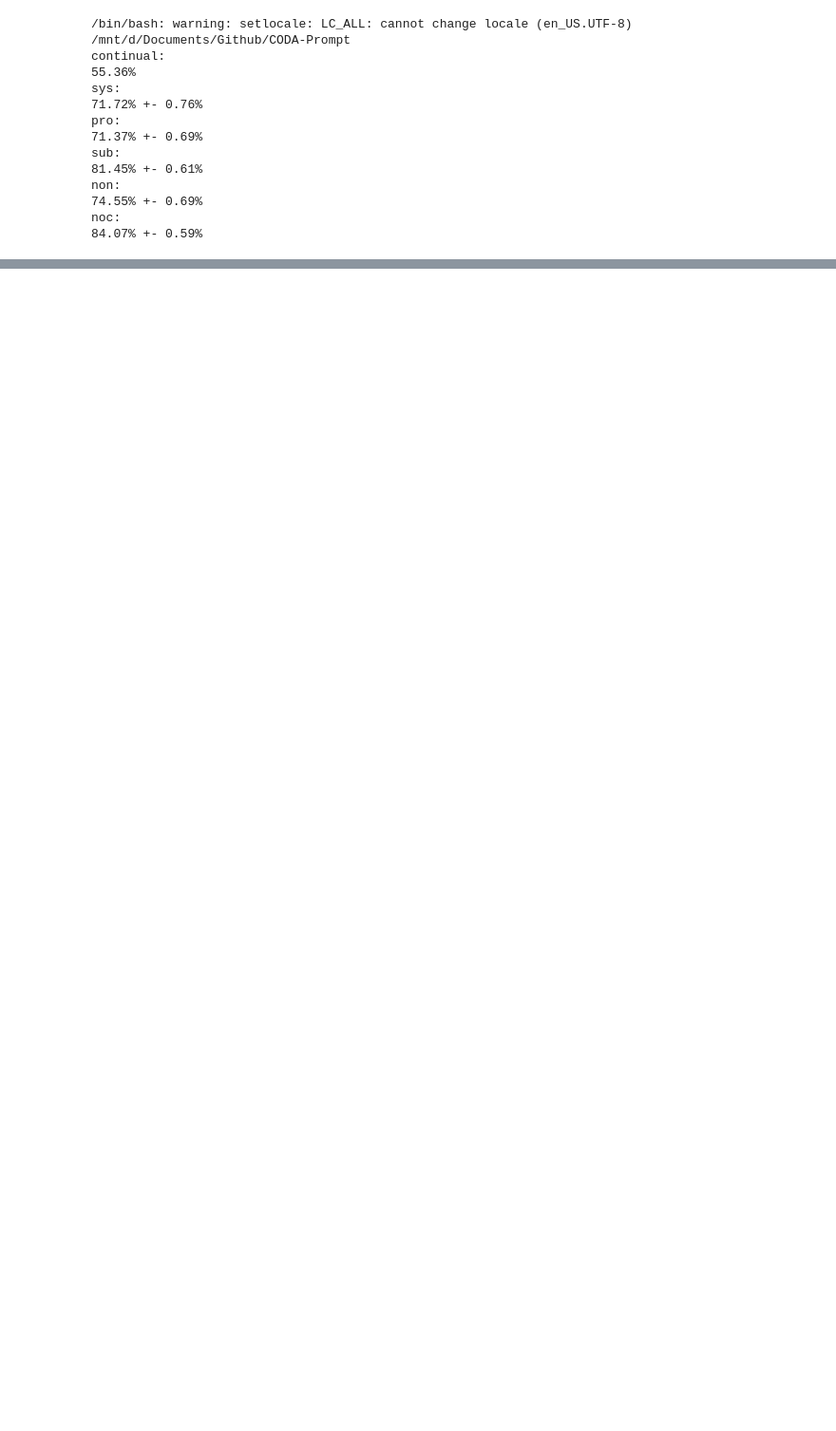
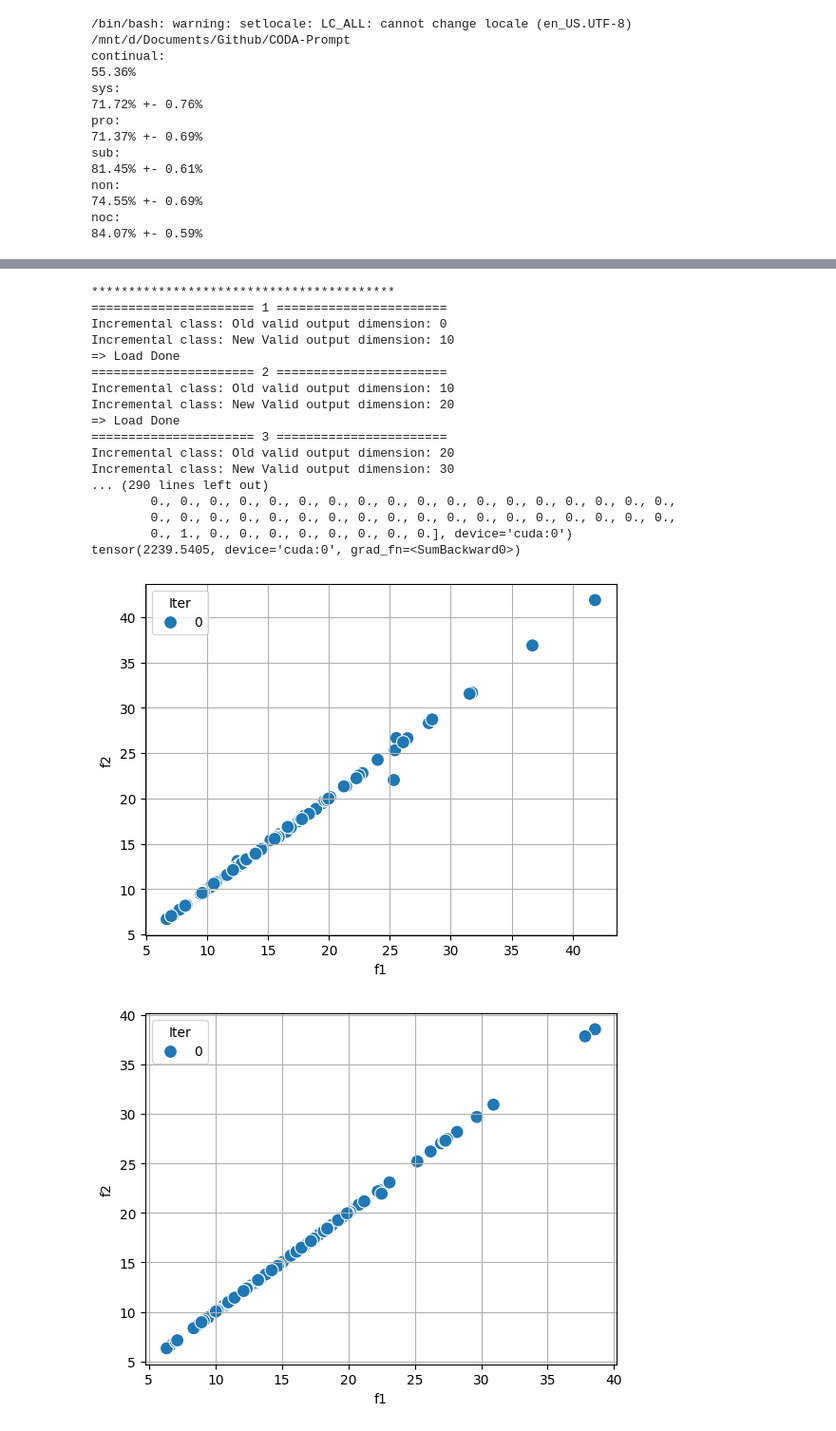
Before and after one commit to liaoweiduo/CODA-Prompt, a Jupyter notebook: generate_results.ipynb, the cells around one changed output, grey strips where cells are left out. Shown at 95% size. Saved outputs shown, nothing was run; the diff lists cells and outputs as text; code cells hidden in the pictures; blank space fills up the shorter version.

```diff
--- a/generate_results.ipynb
+++ b/generate_results.ipynb
@@ -58,0 +132,39 @@ ModuleNotFoundError: No module named 'tensorboard'
+# %%
+trainer = None
+for i in range(10):
+    trainer = prepare(trainer, task_id=i)
+
+    learner = trainer.learner
+    model = learner.model
+    prompt = model.prompt
+
+    learner.epoch = 0
+
+# only for the last task
+for layer_idx in [0, 1,2,3, 4]:
+    mo_matrix = learner.obtain_mo_matrix(hard_l=layer_idx)
+    # print(f'mo_matrix: {mo_matrix}')
+    hv_loss = cal_hv_loss(mo_matrix, ref=None)
+    print(hv_loss)
+    figure = draw_objs(mo_matrix.detach().cpu().numpy()[np.newaxis, :2, :], None)   # only f1-f2
+    figure.savefig(f'{args.log_dir}/temp/mo_task{i}_l{layer_idx}_f1-f2.png', bbox_inches='tight')
+# %% [output]
+*****************************************
+====================== 1 =======================
+Incremental class: Old valid output dimension: 0
+Incremental class: New Valid output dimension: 10
+=> Load Done
+====================== 2 =======================
+Incremental class: Old valid output dimension: 10
+Incremental class: New Valid output dimension: 20
+=> Load Done
+====================== 3 =======================
+Incremental class: Old valid output dimension: 20
+Incremental class: New Valid output dimension: 30
+... (290 lines left out)
+        0., 0., 0., 0., 0., 0., 0., 0., 0., 0., 0., 0., 0., 0., 0., 0., 0., 0.,
+        0., 0., 0., 0., 0., 0., 0., 0., 0., 0., 0., 0., 0., 0., 0., 0., 0., 0.,
+        0., 1., 0., 0., 0., 0., 0., 0., 0., 0.], device='cuda:0')
+tensor(2239.5405, device='cuda:0', grad_fn=<SumBackward0>)
+[figure, added]
+[figure, added]
```
Also changed, not shown: parts of 4 cells of this notebook, 12 other files.
